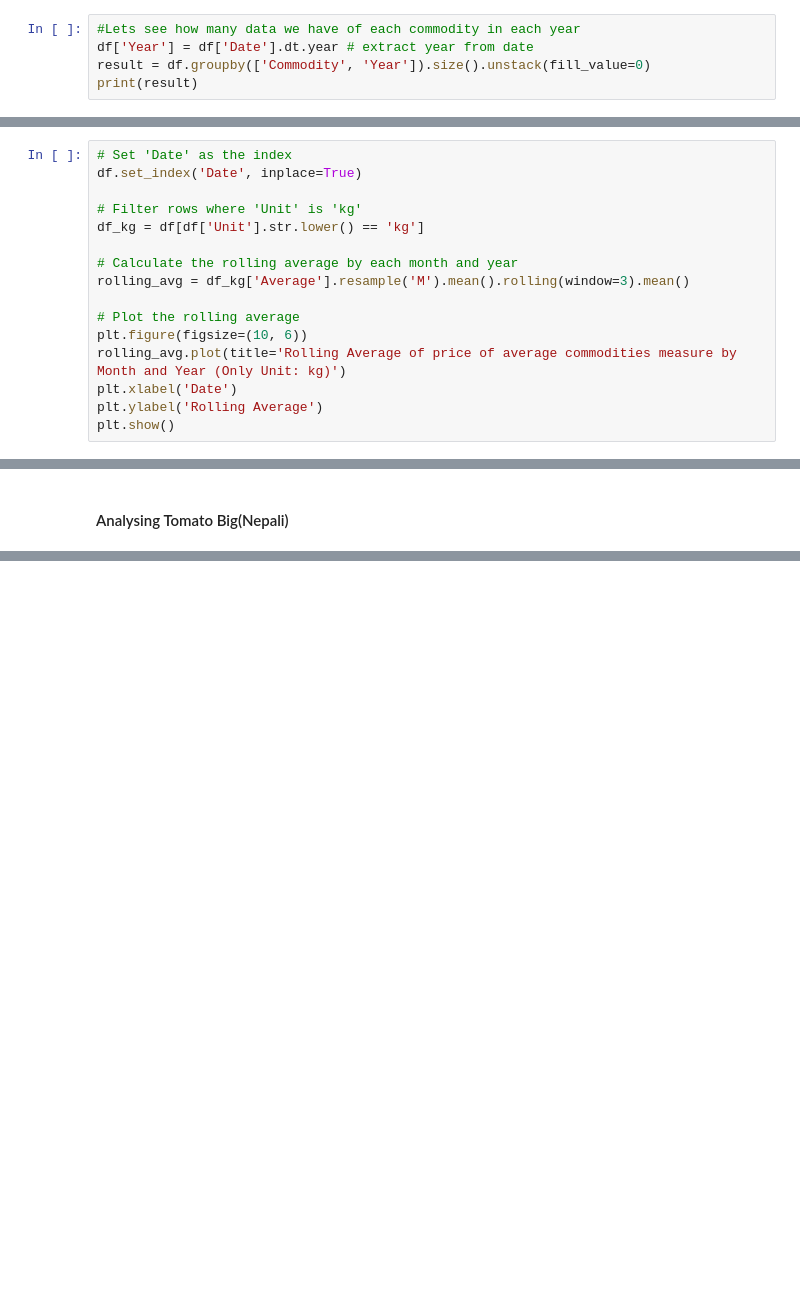
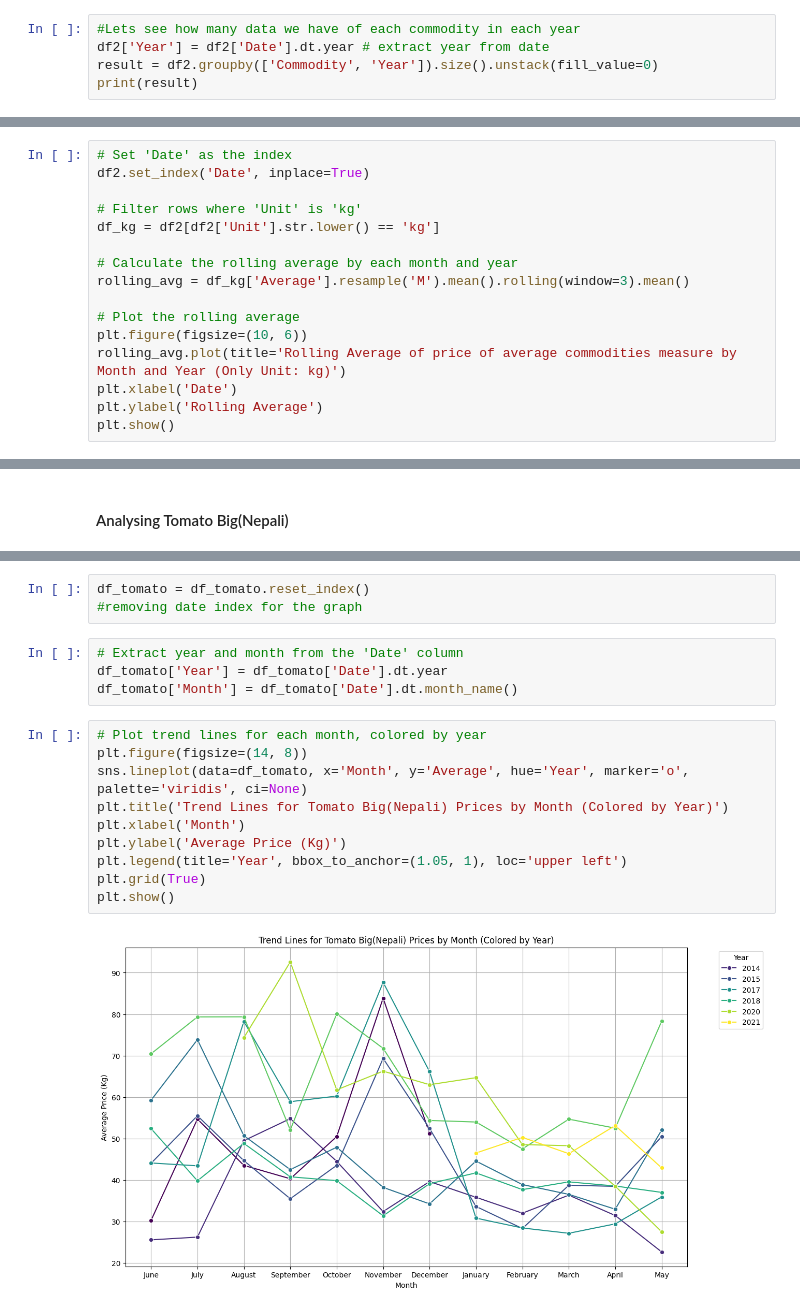
Before and after one commit to nirdeshacharya/KalimatiVeggieMarketData_Nepal, a Jupyter notebook: main.ipynb, the cells around one changed output, grey strips where cells are left out. Saved outputs shown, nothing was run; the diff lists cells and outputs as text; blank space fills up the shorter version.

Commit message:
Added year on year comparison

```diff
--- a/main.ipynb
+++ b/main.ipynb
@@ -63,8 +73,8 @@ Consists of data from 2013-06-16 00:00:00 - 2021-05-13 00:00:00 in total days: 2
 Consists of data from 2013-06-16 00:00:00 - 2021-05-13 00:00:00 in total days: 2888
 # %%
 #Lets see how many data we have of each commodity in each year
-df['Year'] = df['Date'].dt.year # extract year from date
-result = df.groupby(['Commodity', 'Year']).size().unstack(fill_value=0)
+df2['Year'] = df2['Date'].dt.year # extract year from date
+result = df2.groupby(['Commodity', 'Year']).size().unstack(fill_value=0)
 print(result)
 # %% [output]
 Year                 2013  2014  2015  2016  2017  2018  2019  2020  2021
@@ -84,10 +94,10 @@ Yam                    51   165   143   126   122   141   164    96    97
 [132 rows x 9 columns]
 # %%
 # Set 'Date' as the index
-df.set_index('Date', inplace=True)
+df2.set_index('Date', inplace=True)
 
 # Filter rows where 'Unit' is 'kg'
-df_kg = df[df['Unit'].str.lower() == 'kg']
+df_kg = df2[df2['Unit'].str.lower() == 'kg']
 
 # Calculate the rolling average by each month and year
 rolling_avg = df_kg['Average'].resample('M').mean().rolling(window=3).mean()
@@ -117,0 +139,19 @@ plt.show()
+# %%
+df_tomato = df_tomato.reset_index()
+#removing date index for the graph
+# %%
+# Extract year and month from the 'Date' column
+df_tomato['Year'] = df_tomato['Date'].dt.year
+df_tomato['Month'] = df_tomato['Date'].dt.month_name()
+# %%
+# Plot trend lines for each month, colored by year
+plt.figure(figsize=(14, 8))
+sns.lineplot(data=df_tomato, x='Month', y='Average', hue='Year', marker='o', palette='viridis', ci=None)
+plt.title('Trend Lines for Tomato Big(Nepali) Prices by Month (Colored by Year)')
+plt.xlabel('Month')
+plt.ylabel('Average Price (Kg)')
+plt.legend(title='Year', bbox_to_anchor=(1.05, 1), loc='upper left')
+plt.grid(True)
+plt.show()
+# %% [output]
+[figure, added]
```
Also changed, not shown: parts of 10 cells of this notebook.
